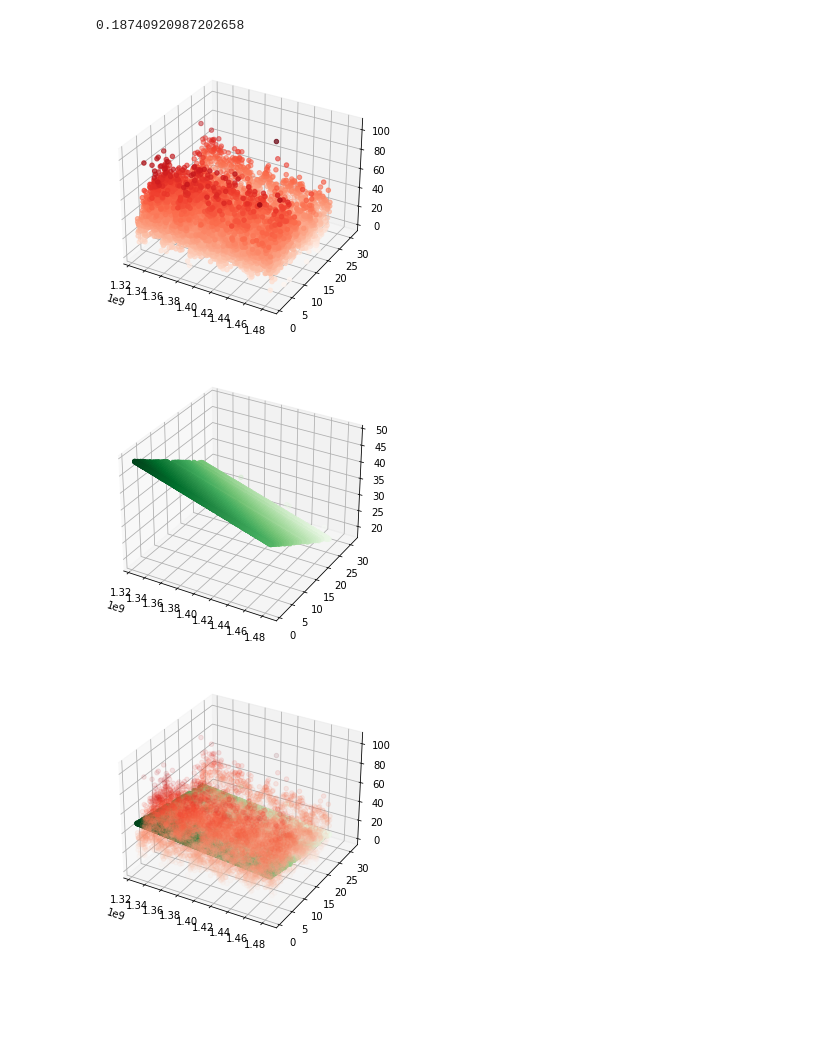
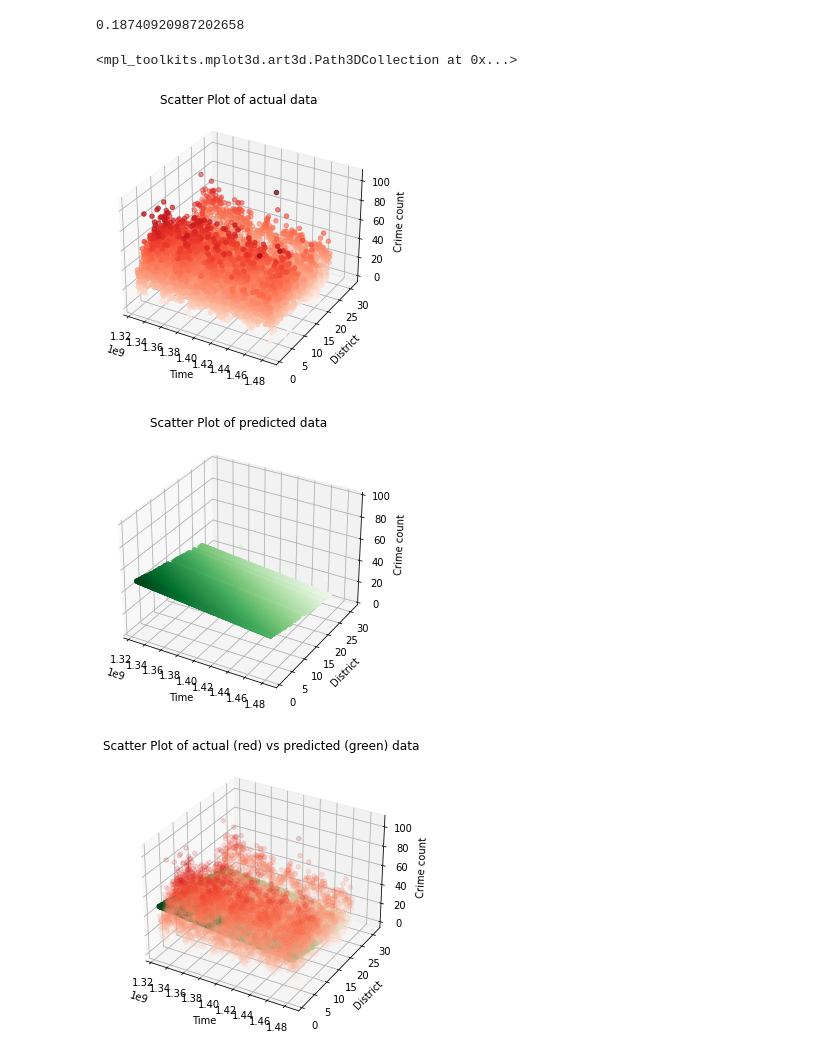
Before and after one commit to anto8460/chicago_project, a Jupyter notebook: chicago_project/ak_implementation.ipynb, the cells around one changed output. Cells and saved outputs as stored; diff of their text form; code cells hidden in the pictures; blank space fills up the shorter version.

```diff
--- a/chicago_project/ak_implementation.ipynb
+++ b/chicago_project/ak_implementation.ipynb
@@ -518,24 +541,41 @@ print(reg.score(X, y))
 # %%
 
 
 from mpl_toolkits import mplot3d
 
 
-
 fig = plt.figure()
 ax = plt.axes(projection='3d')
-ax.scatter3D(X_test['Timestamp'], X_test['District'], y_test, c=y_test, cmap='Reds');
+plt.title('Scatter Plot of actual data')
+ax.set_xlabel('Time')
+ax.set_ylabel('District')
+ax.set_zlabel('Crime count')
+ax.scatter3D(X_test['Timestamp'], X_test['District'],
+             y_test, c=y_test, cmap='Reds')
 
 
 fig = plt.figure()
 ax = plt.axes(projection='3d')
-ax.scatter3D(X_test['Timestamp'], X_test['District'], y_predic, c=y_predic, cmap='Greens');
+ax.set_zlim([0, 100])
+plt.title('Scatter Plot of predicted data')
+ax.set_xlabel('Time')
+ax.set_ylabel('District')
+ax.set_zlabel('Crime count')
+ax.scatter3D(X_test['Timestamp'], X_test['District'],
+             y_predic, c=y_predic, cmap='Greens')
 
 fig = plt.figure()
 ax = plt.axes(projection='3d')
-ax.scatter3D(X_test['Timestamp'], X_test['District'], y_predic, c=y_predic, cmap='Greens');
-ax.scatter3D(X_test['Timestamp'], X_test['District'], y_test, c=y_test, cmap='Reds', alpha=0.1);
+plt.title('Scatter Plot of actual (red) vs predicted (green) data')
+ax.set_xlabel('Time')
+ax.set_ylabel('District')
+ax.set_zlabel('Crime count')
+ax.scatter3D(X_test['Timestamp'], X_test['District'],
+             y_predic, c=y_predic, cmap='Greens')
+ax.scatter3D(X_test['Timestamp'], X_test['District'],
+             y_test, c=y_test, cmap='Reds', alpha=0.15)
 # %% [output]
+<mpl_toolkits.mplot3d.art3d.Path3DCollection at 0x...>
-[figure, old version]
+[figure, new version]
-[figure, old version]
+[figure, new version]
-[figure, old version]
+[figure, new version]
```
Also changed, not shown: parts of 4 cells of this notebook.
